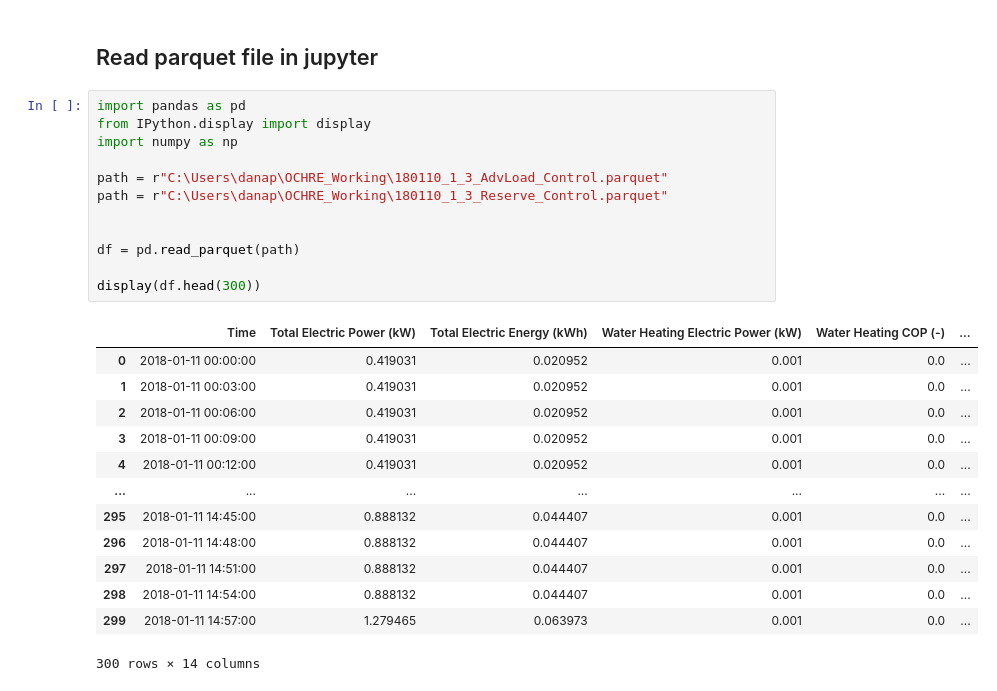
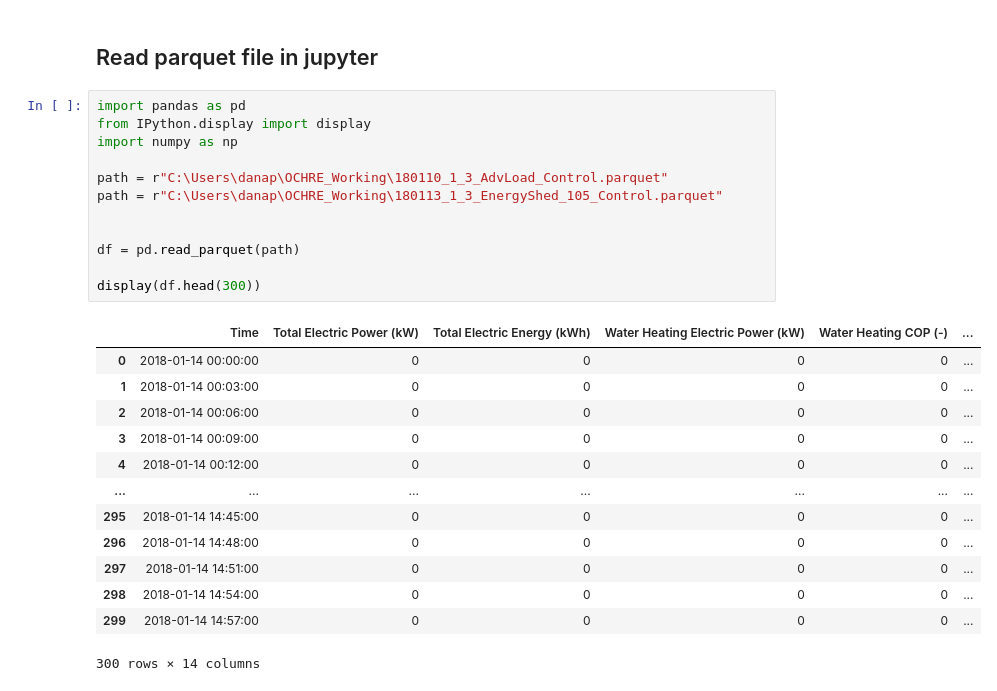
Before and after one commit to PortlandStatePowerLab/OCHRE_Run_Scripts, a Jupyter notebook: X4_analyzeDB.ipynb, the cells around one changed output. Drawn from its saved outputs; the diff is of its cells as text.

```diff
--- a/X4_analyzeDB.ipynb
+++ b/X4_analyzeDB.ipynb
@@ -1752,28 +1837,28 @@ for n in N:
 # %%
 import pandas as pd
 from IPython.display import display
 import numpy as np
 
 path = r"C:\Users\danap\OCHRE_Working\180110_1_3_AdvLoad_Control.parquet"
-path = r"C:\Users\danap\OCHRE_Working\180110_1_3_Reserve_Control.parquet"
+path = r"C:\Users\danap\OCHRE_Working\180113_1_3_EnergyShed_105_Control.parquet"
 
 
 df = pd.read_parquet(path)
 
 display(df.head(300))
 # %% [output]
 |  | Time | Total Electric Power (kW) | Total Electric Energy (kWh) | Water Heating Electric Power (kW) | Water Heating COP (-) | ... |
-| 0 | 2018-01-11 00:00:00 | 0.419031 | 0.020952 | 0.001 | 0.0 | ... |
-| 1 | 2018-01-11 00:03:00 | 0.419031 | 0.020952 | 0.001 | 0.0 | ... |
-| 2 | 2018-01-11 00:06:00 | 0.419031 | 0.020952 | 0.001 | 0.0 | ... |
-| 3 | 2018-01-11 00:09:00 | 0.419031 | 0.020952 | 0.001 | 0.0 | ... |
-| 4 | 2018-01-11 00:12:00 | 0.419031 | 0.020952 | 0.001 | 0.0 | ... |
+| 0 | 2018-01-14 00:00:00 | 0 | 0 | 0 | 0 | ... |
+| 1 | 2018-01-14 00:03:00 | 0 | 0 | 0 | 0 | ... |
+| 2 | 2018-01-14 00:06:00 | 0 | 0 | 0 | 0 | ... |
+| 3 | 2018-01-14 00:09:00 | 0 | 0 | 0 | 0 | ... |
+| 4 | 2018-01-14 00:12:00 | 0 | 0 | 0 | 0 | ... |
 | ... | ... | ... | ... | ... | ... | ... |
-| 295 | 2018-01-11 14:45:00 | 0.888132 | 0.044407 | 0.001 | 0.0 | ... |
-| 296 | 2018-01-11 14:48:00 | 0.888132 | 0.044407 | 0.001 | 0.0 | ... |
-| 297 | 2018-01-11 14:51:00 | 0.888132 | 0.044407 | 0.001 | 0.0 | ... |
-| 298 | 2018-01-11 14:54:00 | 0.888132 | 0.044407 | 0.001 | 0.0 | ... |
-| 299 | 2018-01-11 14:57:00 | 1.279465 | 0.063973 | 0.001 | 0.0 | ... |
+| 295 | 2018-01-14 14:45:00 | 0 | 0 | 0 | 0 | ... |
+| 296 | 2018-01-14 14:48:00 | 0 | 0 | 0 | 0 | ... |
+| 297 | 2018-01-14 14:51:00 | 0 | 0 | 0 | 0 | ... |
+| 298 | 2018-01-14 14:54:00 | 0 | 0 | 0 | 0 | ... |
+| 299 | 2018-01-14 14:57:00 | 0 | 0 | 0 | 0 | ... |
 300 rows × 14 columns
 # %%
 import pandas as pd
```
Also changed, not shown: parts of 15 cells of this notebook, 6 other files.
